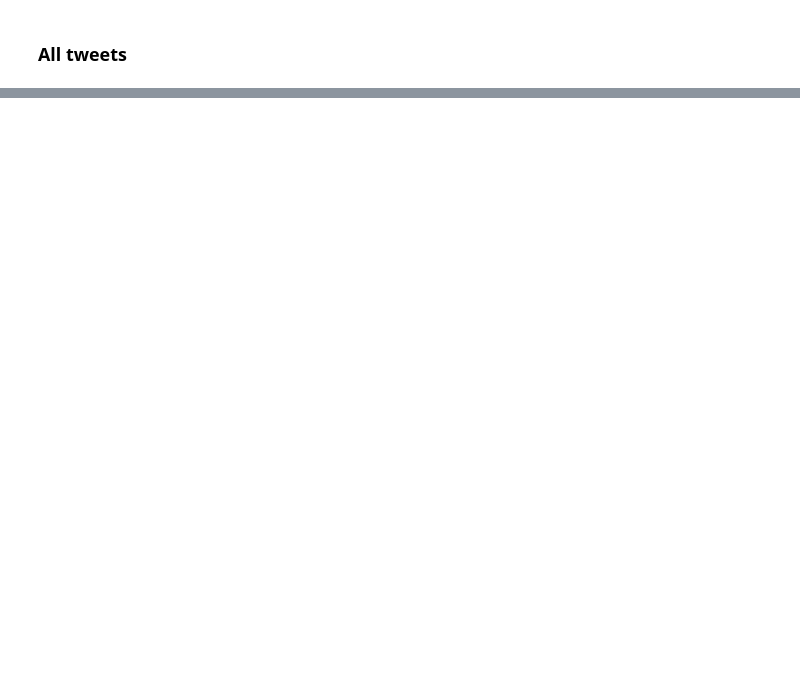
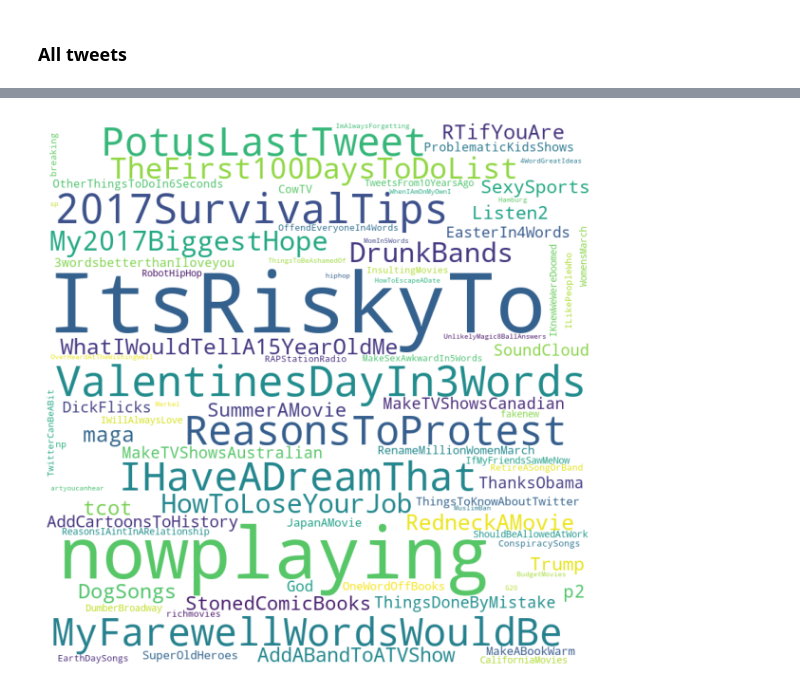
Before and after one commit to parkmichelle/russian-interference, a Jupyter notebook: explorations/language_strategies/language_analysis.ipynb, the cells around one changed output, grey strips where cells are left out. Saved outputs shown, nothing was run; the diff lists cells and outputs as text; code cells hidden in the pictures; blank space fills up the shorter version.

```diff
--- a/explorations/language_strategies/language_analysis.ipynb
+++ b/explorations/language_strategies/language_analysis.ipynb
@@ -47,0 +329,4 @@ def generate_wordcloud(txt):
+# %%
+hashtag_wordcloud('2017-01-01', '2017-12-31')
+# %% [output]
+[figure, added]
```
Also changed, not shown: parts of 27 cells of this notebook, 9 other files.
